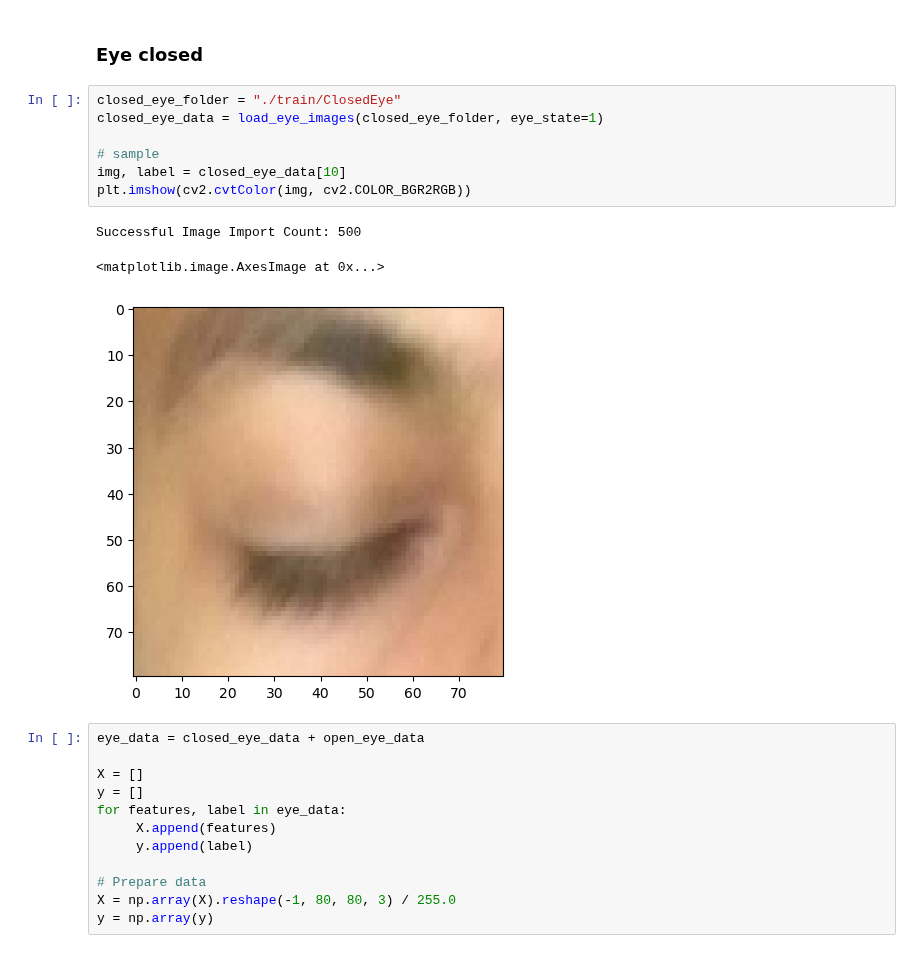
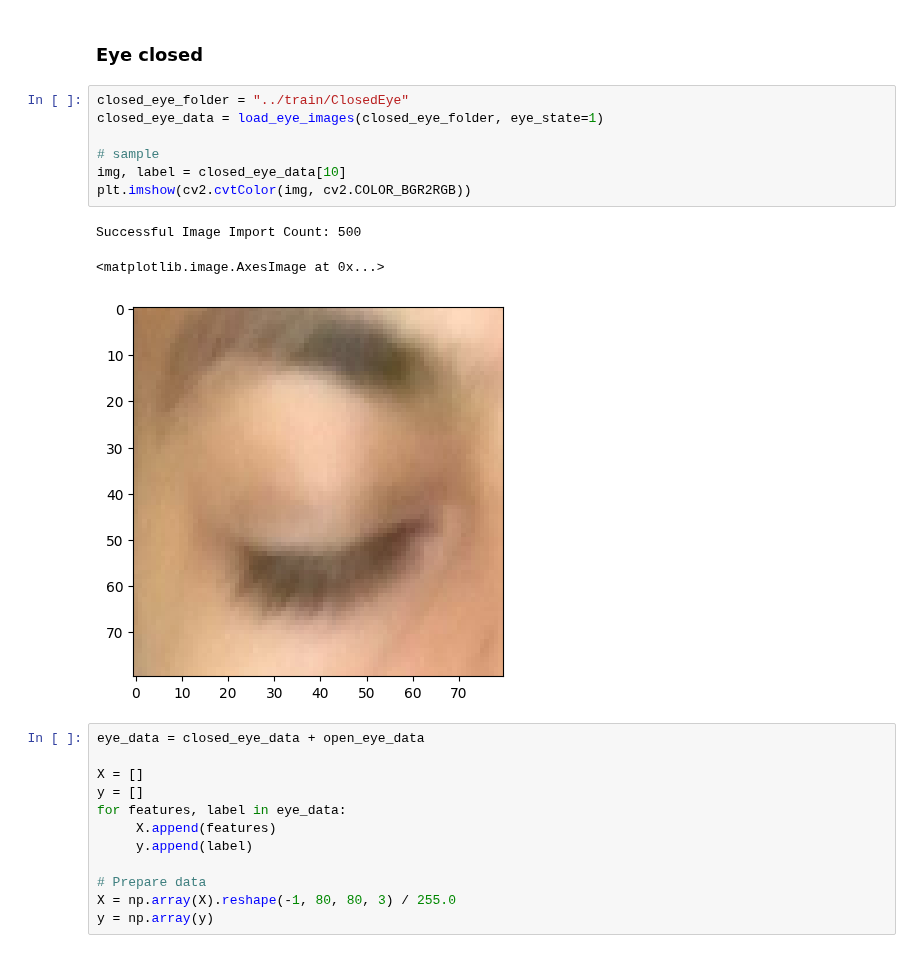
Before and after one commit to DevelopedBy-Siva/driver-fatigue-detection, a Jupyter notebook: notebook/DrowsinessDetection.ipynb, the cells around one changed output. Drawn from its saved outputs; the diff is of its cells as text.

```diff
--- a/notebook/DrowsinessDetection.ipynb
+++ b/notebook/DrowsinessDetection.ipynb
@@ -66,16 +84,16 @@ Successful Image Import Count: 500
 # %% [markdown]
 ### Eye closed
 # %%
-closed_eye_folder = "./train/ClosedEye"
+closed_eye_folder = "../train/ClosedEye"
 closed_eye_data = load_eye_images(closed_eye_folder, eye_state=1)
 
 # sample
 img, label = closed_eye_data[10]
 plt.imshow(cv2.cvtColor(img, cv2.COLOR_BGR2RGB))
 # %% [output]
 Successful Image Import Count: 500
 <matplotlib.image.AxesImage at 0x...>
-[figure, old version]
+[figure, new version]
 # %%
 eye_data = closed_eye_data + open_eye_data
 
```
Also changed, not shown: parts of 6 cells of this notebook, 4 other files.
